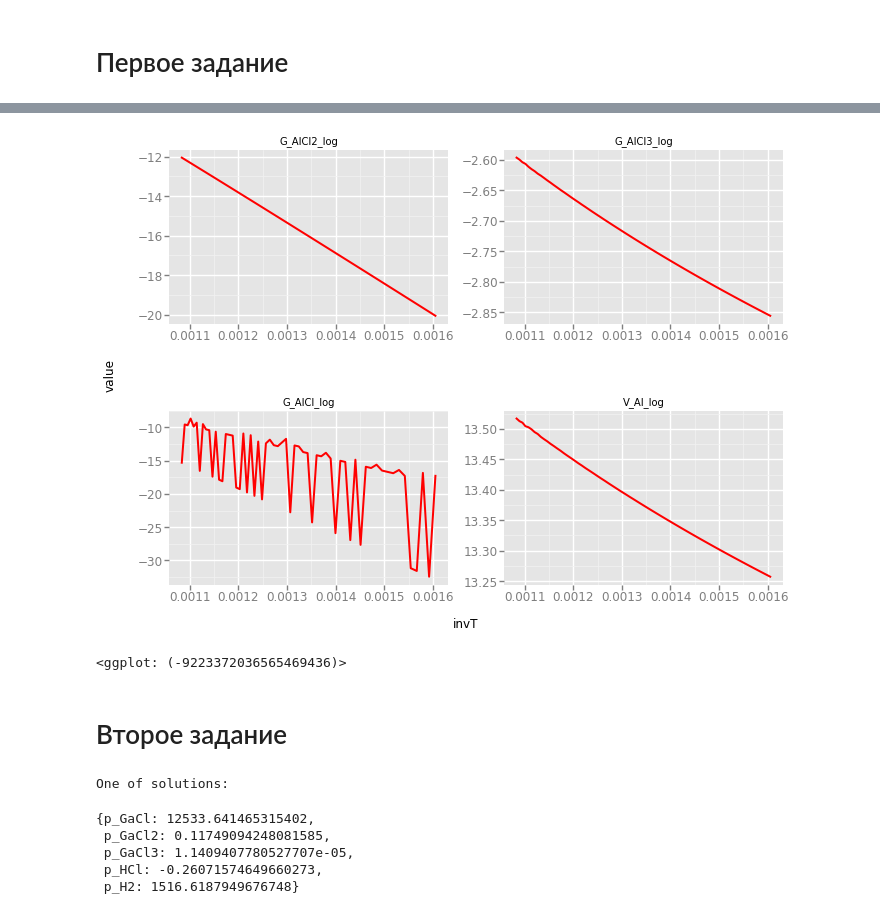
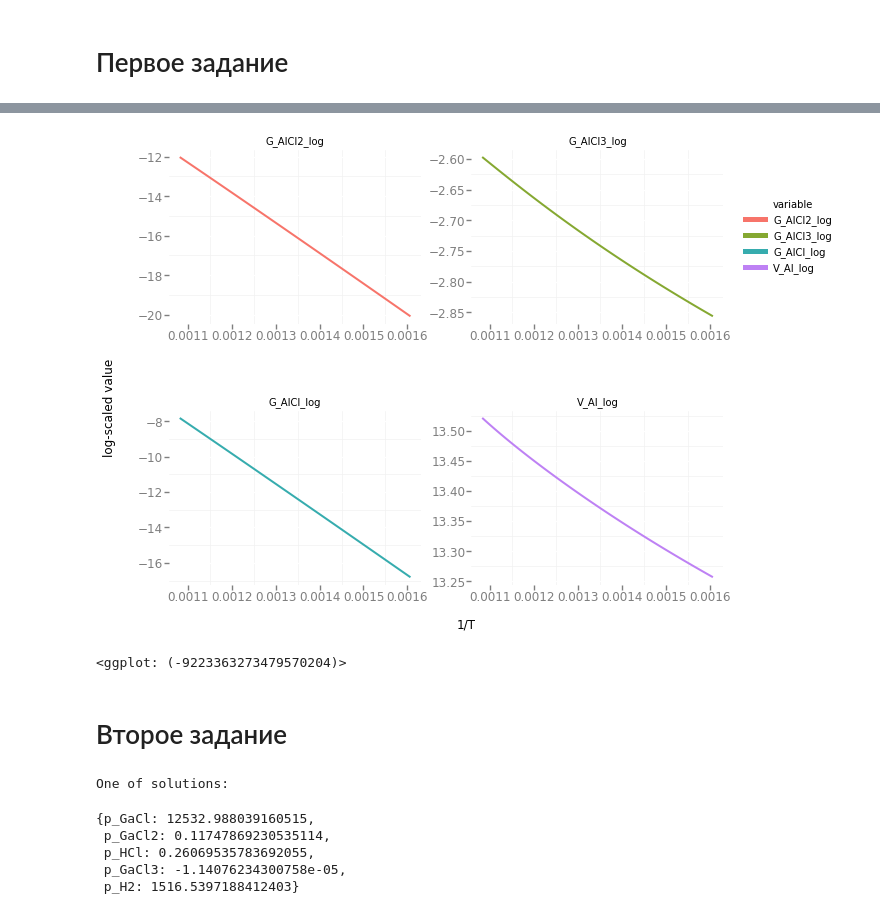
Before and after one commit to zerogerc/algan_modeling, a Jupyter notebook: Modeling.ipynb, the cells around one changed output, grey strips where cells are left out. Cells and saved outputs as stored; diff of their text form; code cells hidden in the pictures.

```diff
--- a/Modeling.ipynb
+++ b/Modeling.ipynb
@@ -192,22 +209,8 @@ def first_make_system(pg_HCl=10000.0, p=100000, T=(350.0 + 273.0)):
     jacobian = sm.lambdify(first_variables, jacobian)
     return system, jacobian, first_variables
 
-def first_newton_solve(T, epsilon=1e-9):
-    system, jacobian, first_variables = first_make_system(T=T)
-    # TODO: think about gaussian std
-    x = np.random.normal(0., 1., 5).tolist()
-    delta = 1
-    nstep = 0
-    while np.linalg.norm(delta) > epsilon:
-        delta = sp.linalg.lu_solve(sp.linalg.lu_factor(jacobian(*x)), -system(*x))
-        x = delta.flatten() + x
-        nstep += 1
-    # evaluate error: residual sum of absulute values F(x)
-    rsa = np.abs(system(*x.tolist())).sum()
-    return x, rsa, nstep
-
 print('One of solutions:')
-system, jacobian, first_variables = first_make_system(350 + 273)
-dict(zip(first_variables, first_newton_solve(350 + 273)[0]))
+system, jacobian, first_variables = first_make_system(T=350 + 273)
+dict(zip(first_variables, newton_solve(system, jacobian, first_variables)[0]))
 # %% [output]
 One of solutions:
@@ -219,7 +222,7 @@ One of solutions:
 # %%
 # benchmark
 Ts = np.linspace(350, 650, 60) + 273
-nruns = 10
+nruns = 1
 sigma = 0.01
 p = first_calcPg('HCl') + first_calcPg('N2')
 first_newton_benchmark = pd.DataFrame(columns=['T_', 'V_Al', 'G_AlCl', 'G_AlCl2', 'G_AlCl3',
@@ -230,7 +233,8 @@ for k, T in tqdm(list(enumerate(Ts))):
     rsa = np.zeros(nruns)
     nstep = np.zeros(nruns)
     for i in range(nruns):
-        sols[i], rsa[i], nstep[i] = first_newton_solve(T)
+        system, jacobian, first_variables = first_make_system(T=T)
+        sols[i], rsa[i], nstep[i] = newton_solve(system, jacobian, first_variables)
     sol_std = sols.std(0)
     solution = sols.mean(0)
     rsa_std = rsa.std()
@@ -284,3 +268,9 @@ first_newton_benchmark['G_AlCl2_log'] = np.log(np.abs(first_newton_benchmark.G_A
 first_newton_benchmark['G_AlCl3_log'] = np.log(np.abs(first_newton_benchmark.G_AlCl3))
 first_newton_df = pd.melt(first_newton_benchmark[['invT', 'V_Al_log', 'G_AlCl_log',
                                       'G_AlCl2_log', 'G_AlCl2_log', 'G_AlCl3_log']], id_vars=['invT'])
+# %%
+rcParams['figure.figsize'] = 10, 7
+(ggplot(aes(x = 'invT', y = 'value', color='variable'), first_newton_df) +
+    geom_line(size=2) +
+    ylab('log-scaled value') +
+    xlab('1/T') + theme_bw())
@@ -287,10 +280,12 @@ first_newton_df = pd.melt(first_newton_benchmark[['invT', 'V_Al_log', 'G_AlCl_lo
 # %%
-ggplot(aes(x = 'invT', y = 'value'), first_newton_df) + \
-    geom_line(size=2, color='red') + \
-    facet_wrap('variable', scales='free')
+rcParams['figure.figsize'] = 12, 7
+(ggplot(aes(x = 'invT', y = 'value', color='variable'), first_newton_df) +
+    geom_line(size=2) +
+    ylab('log-scaled value') +
+    xlab('1/T') + theme_bw() + facet_wrap('variable', scales='free'))
 # %% [output]
-[figure, old version]
+[figure, new version]
-<ggplot: (-9223372036565469436)>
+<ggplot: (-9223363273479570204)>
 # %% [markdown]
 # Второе задание
 # %%
@@ -330,32 +325,16 @@ def second_make_system(p=100000, T=(650.0 + 273.0)):
     jacobian = sm.lambdify(second_variables, jacobian)
     return system, jacobian, second_variables
 
-
-def second_newton_solve(T, epsilon=1e-9):
-    system, jacobian, second_variables = second_make_system(T=T)
-    # TODO: think about gaussian std
-    x = np.random.normal(0., 1., 5).tolist()
-    delta = 1
-    nstep = 0
-    while np.linalg.norm(delta) > epsilon:
-        delta = sp.linalg.lu_solve(sp.linalg.lu_factor(jacobian(*x)), -system(*x))
-        x = delta.flatten() + x
-        nstep += 1
-    # evaluate error: residual sum of absulute values F(x)
-    rsa = np.abs(system(*x.tolist())).sum()
-    return x, rsa, nstep
-
-
 print('One of solutions:')
-system, jacobian, second_variables = second_make_system(650.0 + 273)
-dict(zip(second_variables, second_newton_solve(650.0 + 273)[0]))
+system, jacobian, second_variables = second_make_system(T=650.0 + 273)
+dict(zip(second_variables, newton_solve(system, jacobian, second_variables)[0]))
 # %% [output]
 One of solutions:
-{p_GaCl: 12533.641465315402,
- p_GaCl2: 0.11749094248081585,
- p_GaCl3: 1.1409407780527707e-05,
- p_HCl: -0.26071574649660273,
- p_H2: 1516.6187949676748}
+{p_GaCl: 12532.988039160515,
+ p_GaCl2: 0.11747869230535114,
+ p_HCl: 0.26069535783692055,
+ p_GaCl3: -1.14076234300758e-05,
+ p_H2: 1516.5397188412403}
 # %%
 # benchmark
 Ts = np.linspace(650, 950, 60) + 273
```
Also changed, not shown: parts of 19 cells of this notebook.
